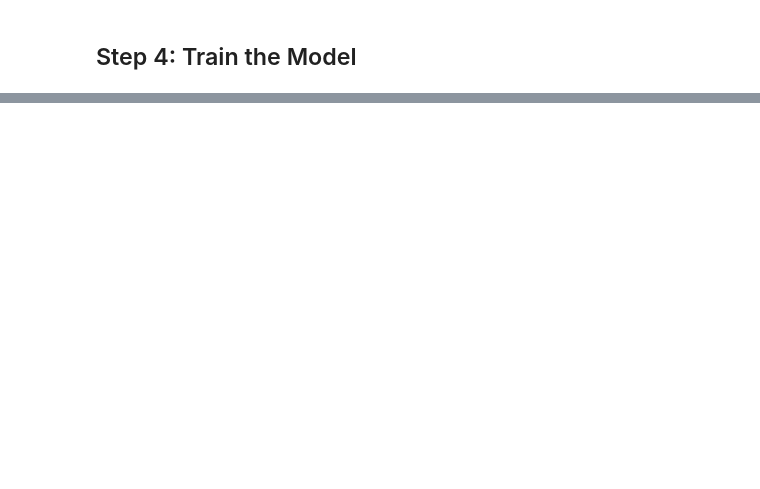
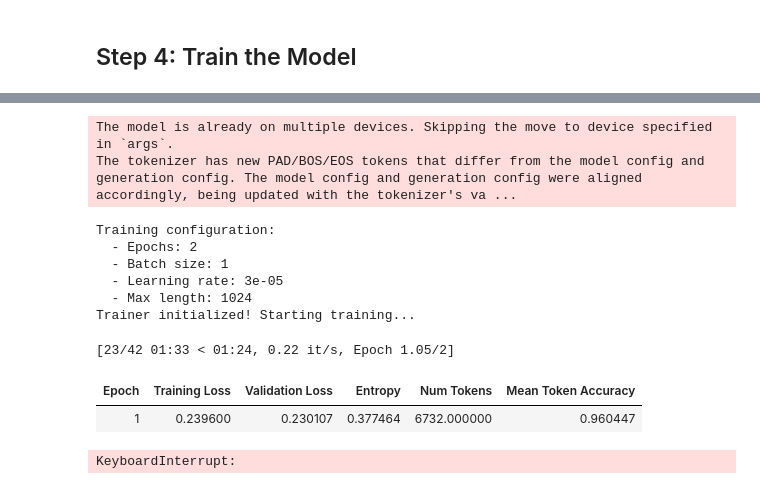
Before and after one commit to jesuino/kale_examples, a Jupyter notebook: finetuning_fnmodel.ipynb, the cells around one changed output, grey strips where cells are left out. Saved outputs shown, nothing was run; the diff lists cells and outputs as text; code cells hidden in the pictures; blank space fills up the shorter version.

```diff
--- a/finetuning_fnmodel.ipynb
+++ b/finetuning_fnmodel.ipynb
@@ -67,9 +85,9 @@ SYSTEM_MESSAGE = "You are a helpful assistant that calls tools based on user req
 TRAINING_DATA_URL = ""
 
 LEARNING_RATE = 3e-5
-BATCH_SIZE = 2
+BATCH_SIZE = 1
 NUM_EPOCHS = 3
-MAX_LENGTH = 128
+MAX_LENGTH = 1024
 TEST_SIZE = 0.2
 SAVE_MEMORY=True
 # %% [markdown]
@@ -318,35 +379,49 @@ trainer = SFTTrainer(
         lr_scheduler_type="constant",
         # Use this if you want to save a report of the trainning process (requires the tensorboard dep)
         #report_to="tensorboard",
+        load_best_model_at_end=False,
         metric_for_best_model="eval_loss",
         # set these for False for more speed and resource usage
         gradient_checkpointing=SAVE_MEMORY,
     ),
     train_dataset=dataset['train'],
     eval_dataset=dataset['test'],
     processing_class=tokenizer,
 )
 
 if hasattr(model.config, "num_local_experts"):
   # Granite uses num_local_experts; SFTTrainer looks for num_experts
   model.config.num_experts = model.config.num_local_experts
 
 print("Training configuration:")
 print(f"  - Epochs: {trainer.args.num_train_epochs}")
 print(f"  - Batch size: {trainer.args.per_device_train_batch_size}")
 print(f"  - Learning rate: {trainer.args.learning_rate}")
 print(f"  - Max length: {trainer.args.max_length}")
 
 print("Trainer initialized! Starting training...")
 
 train_result = trainer.train()
 
 print(f"\nTraining completed!")
 print(train_result)
 
 eval_results = trainer.evaluate()
 print(eval_results)
 print(f"Evaluation loss: {eval_results['eval_loss']:.4f}")
 # the model will be returned as output artifact
-result_model = trainer.model
-result_model
+serialized_model = trainer.model
+serialized_model
+# %% [output]
+The model is already on multiple devices. Skipping the move to device specified in `args`.
+The tokenizer has new PAD/BOS/EOS tokens that differ from the model config and generation config. The model config and generation config were aligned accordingly, being updated with the tokenizer's va ...
+Training configuration:
+  - Epochs: 2
+  - Batch size: 1
+  - Learning rate: 3e-05
+  - Max length: 1024
+Trainer initialized! Starting training...
+[23/42 01:33 < 01:24, 0.22 it/s, Epoch 1.05/2]
+| Epoch | Training Loss | Validation Loss | Entropy | Num Tokens | Mean Token Accuracy |
+| 1 | 0.239600 | 0.230107 | 0.377464 | 6732.000000 | 0.960447 |
+KeyboardInterrupt:
```
Also changed, not shown: parts of 6 cells of this notebook, 2 other files.
